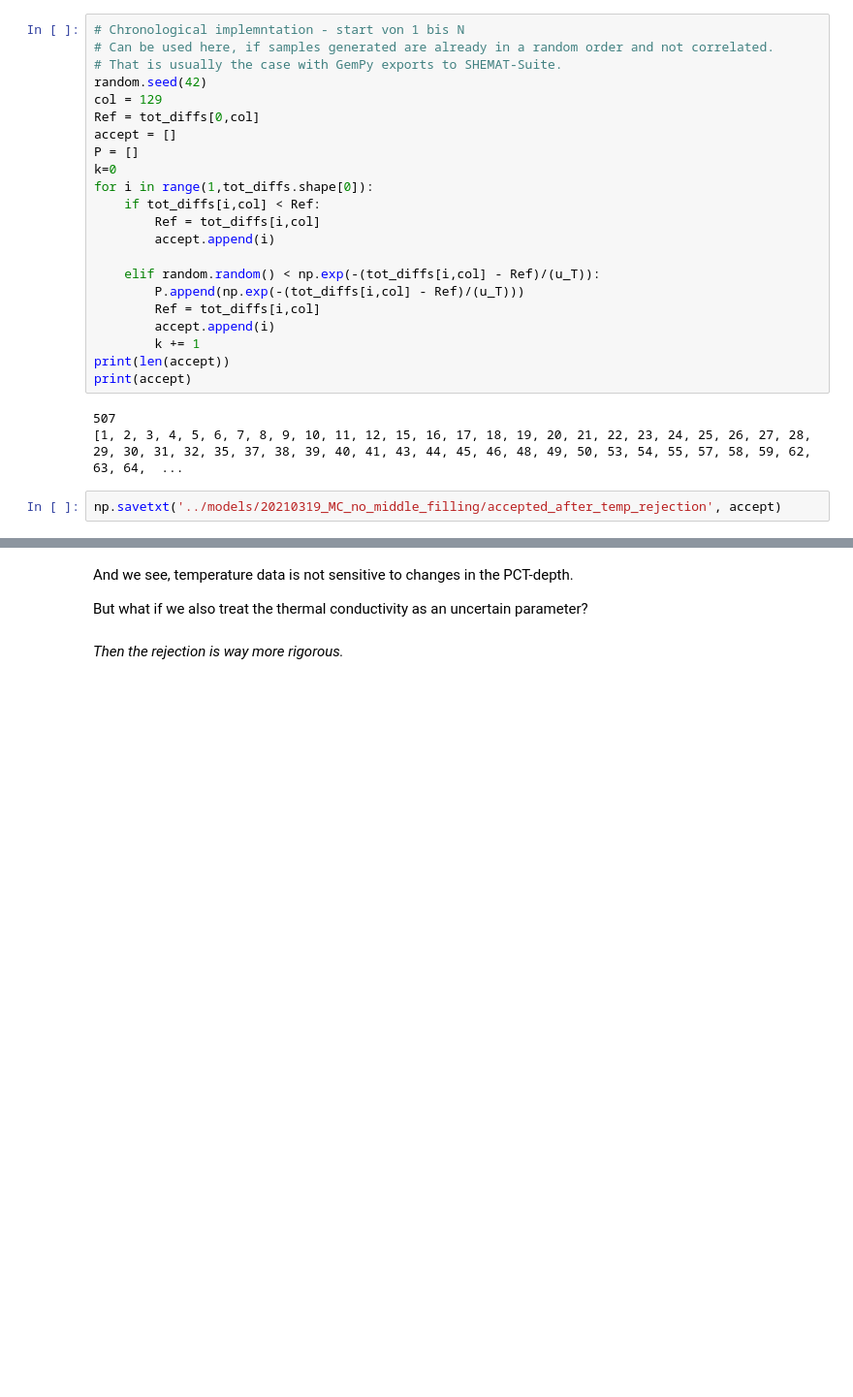
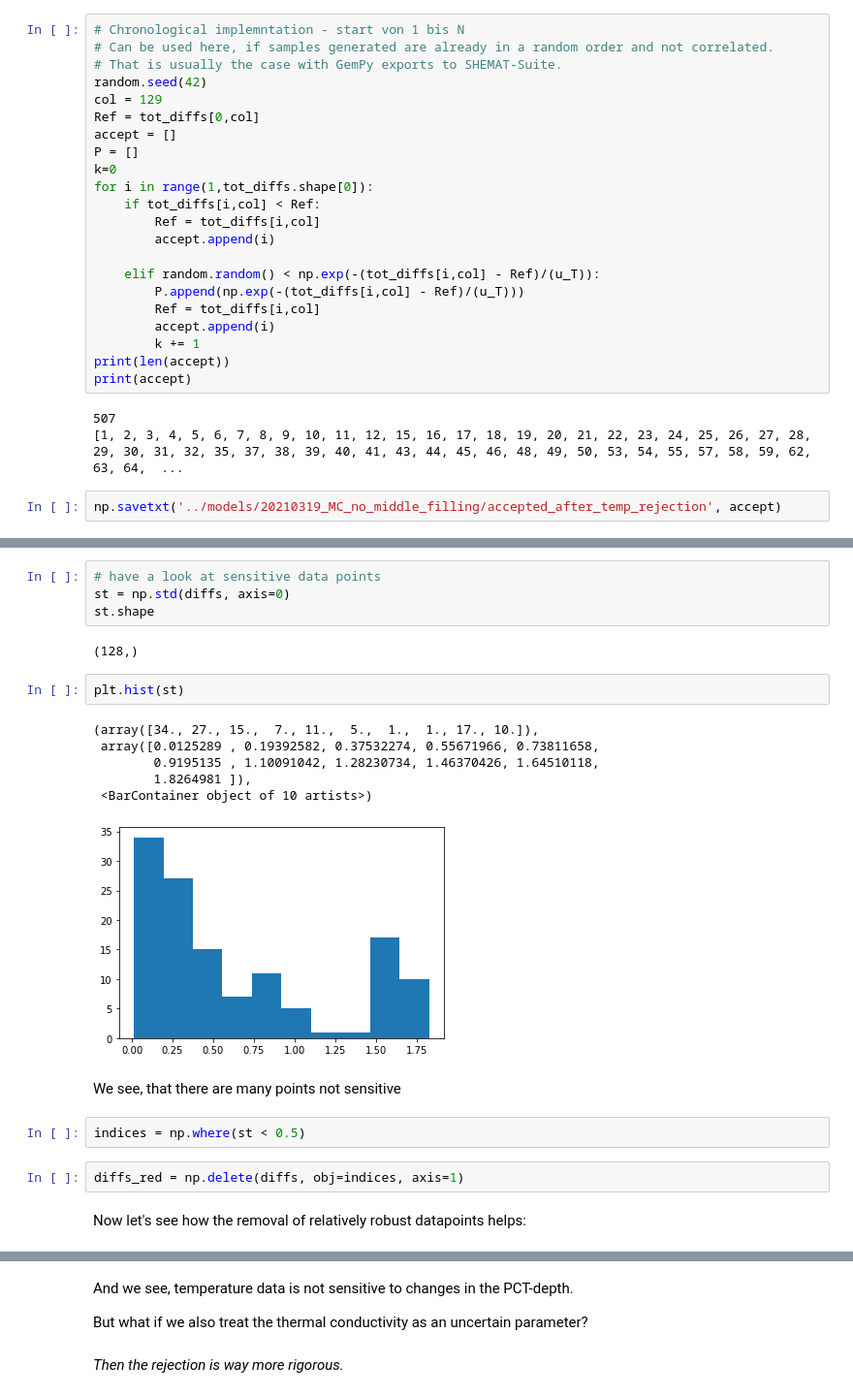
Before and after one commit to Japhiolite/PCT-modelling, a Jupyter notebook: notebooks/MC-model-analysis.ipynb, the cells around one changed output, grey strips where cells are left out. Shown at 97% size. Cells and saved outputs as stored; diff of their text form; blank space fills up the shorter version.

Commit message:
update rejection with reduction of involved datapoints

```diff
--- a/notebooks/MC-model-analysis.ipynb
+++ b/notebooks/MC-model-analysis.ipynb
@@ -309,0 +314,23 @@ np.savetxt('../models/20210319_MC_no_middle_filling/accepted_after_temp_rejectio
+# %%
+# have a look at sensitive data points
+st = np.std(diffs, axis=0)
+st.shape
+# %% [output]
+(128,)
+# %%
+plt.hist(st)
+# %% [output]
+(array([34., 27., 15.,  7., 11.,  5.,  1.,  1., 17., 10.]),
+ array([0.0125289 , 0.19392582, 0.37532274, 0.55671966, 0.73811658,
+        0.9195135 , 1.10091042, 1.28230734, 1.46370426, 1.64510118,
+        1.8264981 ]),
+ <BarContainer object of 10 artists>)
+[figure, added]
+# %% [markdown]
+We see, that there are many points not sensitive
+# %%
+indices = np.where(st < 0.5)
+# %%
+diffs_red = np.delete(diffs, obj=indices, axis=1)
+# %% [markdown]
+Now let's see how the removal of relatively robust datapoints helps:
```
Also changed, not shown: parts of 5 cells of this notebook, 1 other file.
